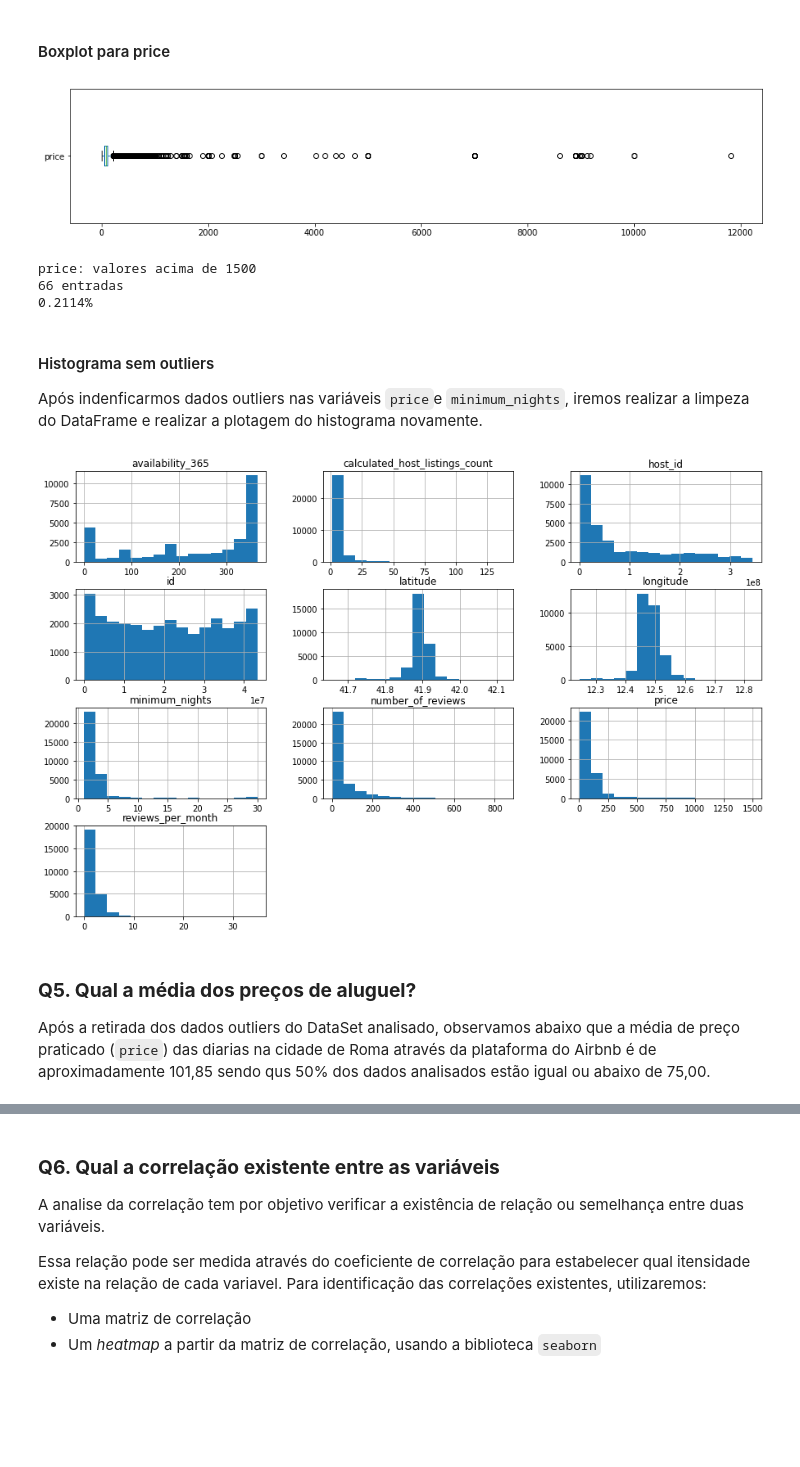
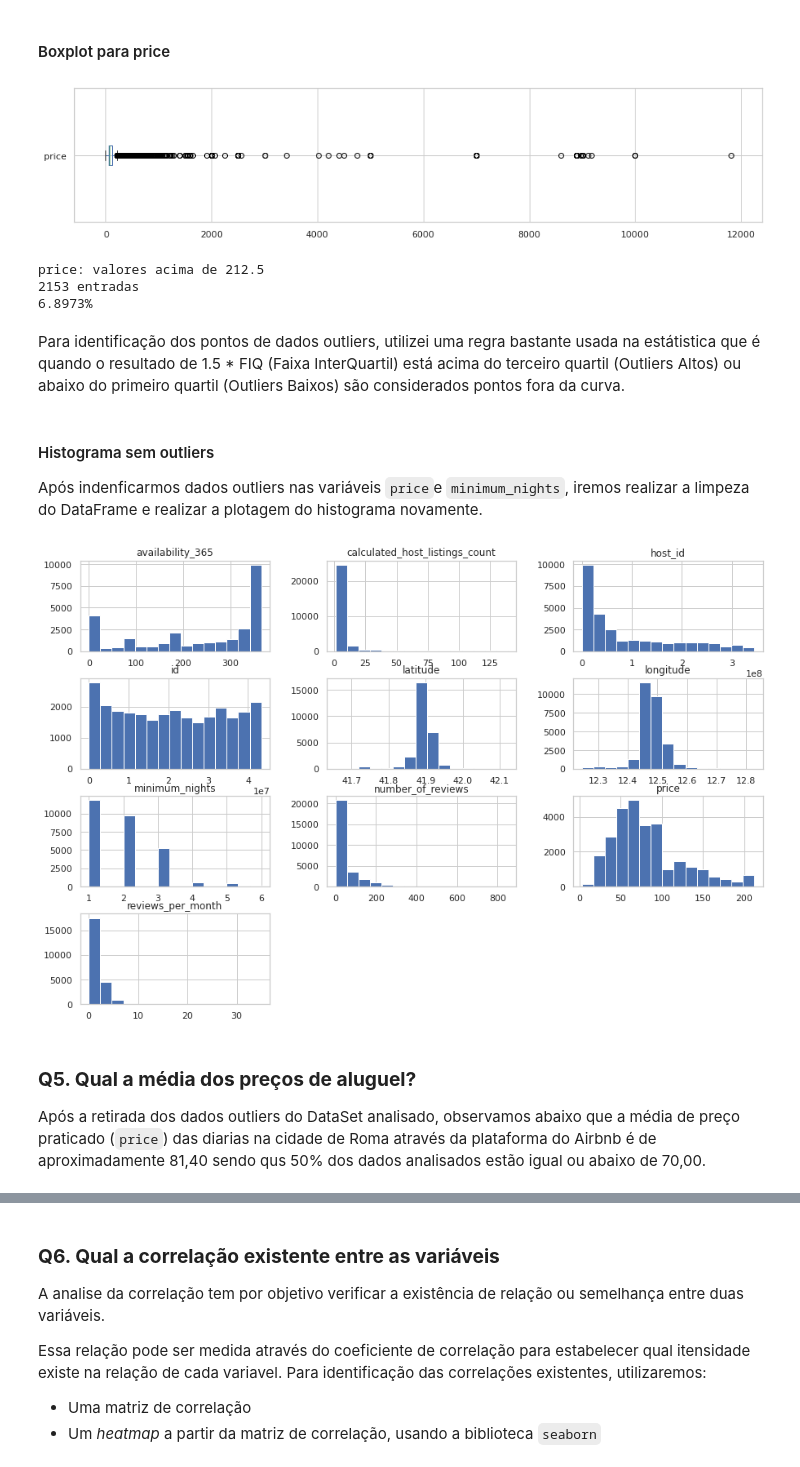
Before and after one commit to smarcondes-ds/Data_Science, a Jupyter notebook: Analisando_os_Dados_do_Airbnb_Roma.ipynb, the cells around one changed output, grey strips where cells are left out. Cells and saved outputs as stored; diff of their text form; code cells hidden in the pictures; blank space fills up the shorter version.

```diff
--- a/Analisando_os_Dados_do_Airbnb_Roma.ipynb
+++ b/Analisando_os_Dados_do_Airbnb_Roma.ipynb
@@ -190,12 +190,20 @@ Observando o quadro estatistico acima, podemos afirmar dos dados mais relevantes
 # %%
-# Boxplot para a variavel minimum_nights
+# Identificando os pontos de outliers a variavel minimun_nights
+
+q1mn = float(df.minimum_nights.quantile([0.25]))
+q3mn = float(df.minimum_nights.quantile([0.75]))
+fiqmn = q3mn - q1mn
+otbxmn = q1mn - 1.5 * fiqmn
+otalmn = q3mn + 1.5 * fiqmn
+
+#Boxplot para a variavel minimum_nights
 
 df.minimum_nights.plot(kind='box', vert=False, figsize=(15,3))
 plt.show()
 
-# Ver a quantidade de Valores Acima de 30 Dias para minimum_nights
+# Ver a quantidade de Valores Acima de 6 Dias para minimum_nights
 
-print('minimum_nights: valores acima de 30')
-print('{} entradas'.format(len(df[df.minimum_nights > 30])))
-print('{:.4f}%'.format((len(df[df.minimum_nights > 30]) / df.shape[0])*100))
+print('minimum_nights: valores acima de ' + str(otalmn))
+print('{} entradas'.format(len(df[df.minimum_nights > otalmn])))
+print('{:.4f}%'.format((len(df[df.minimum_nights > otalmn]) / df.shape[0])*100))
 # %% [output]
@@ -206,21 +214,31 @@ minimum_nights: valores acima de 30
 # %% [markdown]
 #### Boxplot para price
 # %%
+# Identificando os Outliers da Coluna price
+
+q1pr = float(df.price.quantile([0.25]))
+q3pr = float(df.price.quantile([0.75]))
+fiqpr = q3pr - q1pr
+otbxpr = q1pr - 1.5 * fiqpr
+otalpr = q3pr + 1.5 * fiqpr
+
 # Boxplot para a variavel price
 
 df.price.plot(kind='box', vert=False, figsize=(15,3))
 plt.show()
 
-# Ver a quantidade de Valores Acima de 1500 para price
+# Ver a quantidade de Valores Acima de 212,50 para price
 
-print('\nprice: valores acima de 1500')
-print('{} entradas'.format(len(df[df.price > 1500])))
-print('{:.4f}%'.format((len(df[df.price > 1500]) / df.shape[0])*100))
+print('\nprice: valores acima de ' + str(otalpr))
+print('{} entradas'.format(len(df[df.price > otalpr])))
+print('{:.4f}%'.format((len(df[df.price > otalpr]) / df.shape[0])*100))
 # %% [output]
-[figure, old version]
+[figure, new version]
-price: valores acima de 1500
-66 entradas
-0.2114%
+price: valores acima de 212.5
+2153 entradas
+6.8973%
+# %% [markdown]
+Para identificação dos pontos de dados outliers, utilizei uma regra bastante usada na estátistica que é quando o resultado de 1.5 * FIQ (Faixa InterQuartil) está acima do terceiro quartil (Outliers Altos) ou abaixo do primeiro quartil (Outliers Baixos) são considerados pontos fora da curva.
 # %% [markdown]
 #### Histograma sem outliers
 
@@ -228,20 +246,20 @@ Após indenficarmos dados outliers nas variáveis `price`e `minimum_nights`, ire
 # %%
 # Realizar a remoção dos Outliers em um novo DataFrame
 df_clean = df.copy()
-df_clean.drop(df_clean[df_clean.price > 1500].index, axis=0, inplace=True)
-df_clean.drop(df_clean[df_clean.minimum_nights > 30].index, axis=0, inplace=True)
+df_clean.drop(df_clean[df_clean.price > otalpr].index, axis=0, inplace=True)
+df_clean.drop(df_clean[df_clean.minimum_nights > otalmn].index, axis=0, inplace=True)
 
 # Remover neighbourhood_group pois está vazio
 df_clean.drop('neighbourhood_group', axis=1, inplace=True)
 
 # Plotar o histograma para as variáveis numéricas
 df_clean.hist(bins=15, figsize=(15,10));
 # %% [output]
-[figure, old version]
+[figure, new version]
 # %% [markdown]
 ### **Q5. Qual a média dos preços de aluguel?**
 
-Após a retirada dos dados outliers do DataSet analisado, observamos abaixo que a média de preço praticado (`price`) das diarias na cidade de Roma através da plataforma do Airbnb é de aproximadamente 101,85 sendo qus 50% dos dados analisados estão igual ou abaixo de 75,00.
+Após a retirada dos dados outliers do DataSet analisado, observamos abaixo que a média de preço praticado (`price`) das diarias na cidade de Roma através da plataforma do Airbnb é de aproximadamente 81,40 sendo qus 50% dos dados analisados estão igual ou abaixo de 70,00.
 # %%
 # ver a média da coluna `price`
 df_clean[['price']].describe()
```
Also changed, not shown: parts of 15 cells of this notebook.
